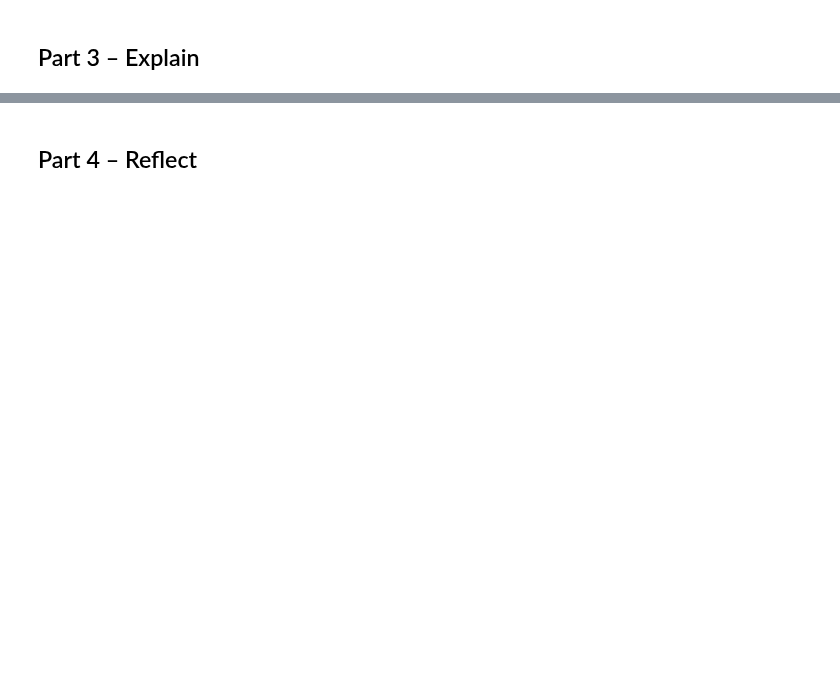
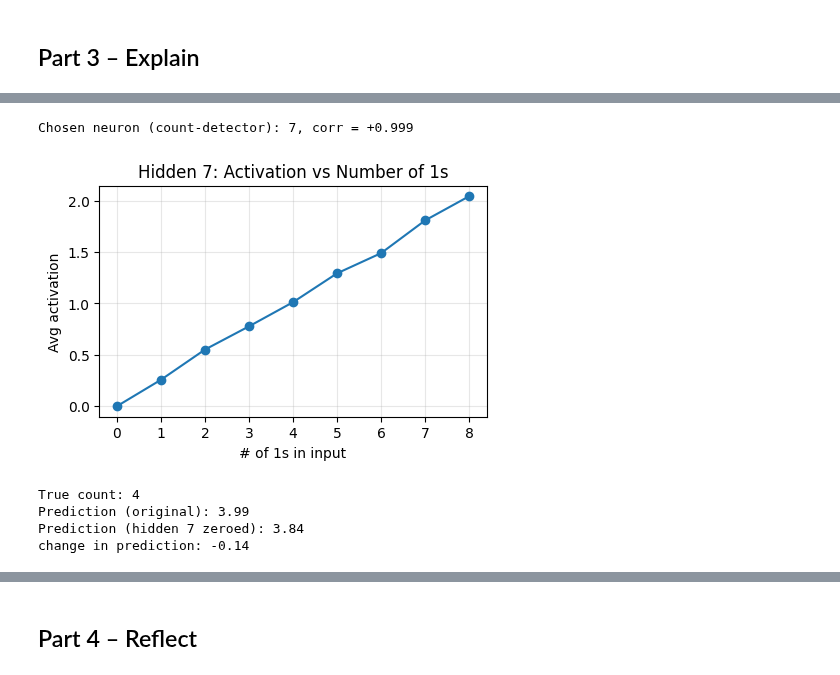
Before and after one commit to ericiortega/aipi590-xai-fall2025, a Jupyter notebook: assignments/mechanistic_interpretability/mechanistic_interpretability.ipynb, the cells around one changed output, grey strips where cells are left out. Cells and saved outputs as stored; diff of their text form; code cells hidden in the pictures; blank space fills up the shorter version.

```diff
--- a/assignments/mechanistic_interpretability/mechanistic_interpretability.ipynb
+++ b/assignments/mechanistic_interpretability/mechanistic_interpretability.ipynb
@@ -234,0 +265,68 @@ Through the exploration above, I found that hidden units in my network correlate
+# %%
+model.eval()
+
+# Compute average hidden activation vs # of 1s if not already available
+n_hidden = model.fc1.out_features
+avg_acts = torch.zeros(seq_length + 1, n_hidden)
+with torch.no_grad():
+    for k in range(seq_length + 1):
+        mask = (X_val.sum(dim=1) == k)
+        if mask.any():
+            _, h = model(X_val[mask])
+            avg_acts[k] = h.mean(dim=0)
+
+# Correlation of each hidden neuron with the count
+k_vals = np.arange(seq_length + 1)
+corrs = []
+for i in range(n_hidden):
+    a = avg_acts[:, i].numpy()
+    corrs.append(np.nan if a.std() == 0 else np.corrcoef(a, k_vals)[0, 1])
+
+# Choose the most strongly positive "count-up" neuron
+chosen_idx = int(np.nanargmax(corrs))
+print(f"Chosen neuron (count-detector): {chosen_idx}, corr = {corrs[chosen_idx]:+.3f}")
+# %% [output]
+Chosen neuron (count-detector): 7, corr = +0.999
+# %%
+
+# --- Plot the chosen neuron's average activation vs # of 1s ---
+counts = list(range(seq_length + 1))
+curve = avg_acts[:, chosen_idx].numpy()
+
+plt.figure(figsize=(5,3))
+plt.plot(counts, curve, marker='o')
+plt.title(f"Hidden {chosen_idx}: Activation vs Number of 1s")
+plt.xlabel("# of 1s in input"); plt.ylabel("Avg activation")
+plt.grid(True, alpha=0.3)
+plt.show()
+# %% [output]
+[figure, added]
+# %%
+# --- Single-neuron ablation on one input example ---
+# Pick a validation example (you can change the index)
+ex_idx = 0
+test_input = X_val[ex_idx:ex_idx+1].clone()
+true_count = int(test_input.sum().item())
+
+model.eval()
+with torch.no_grad():
+    base_out, base_h = model(test_input)
+    base_pred = float(base_out.squeeze())
+
+# Zero the chosen neuron and recompute prediction
+with torch.no_grad():
+    h = torch.relu(model.fc1(test_input))  # same as your forward before fc2
+    h[:, chosen_idx] = 0                   # ablate the chosen neuron
+    mod_out = model.fc2(h)
+    mod_pred = float(mod_out.squeeze())
+
+delta = mod_pred - base_pred
+print(f"True count: {true_count}")
+print(f"Prediction (original): {base_pred:.2f}")
+print(f"Prediction (hidden {chosen_idx} zeroed): {mod_pred:.2f}")
+print("change in prediction:", f"{delta:+.2f}")
+# %% [output]
+True count: 4
+Prediction (original): 3.99
+Prediction (hidden 7 zeroed): 3.84
+change in prediction: -0.14
```
Also changed, not shown: parts of 18 cells of this notebook.
